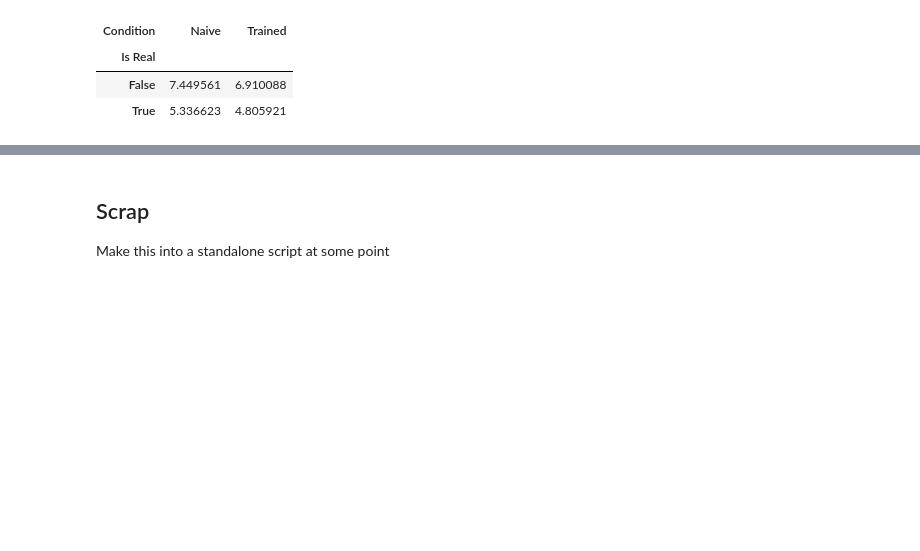
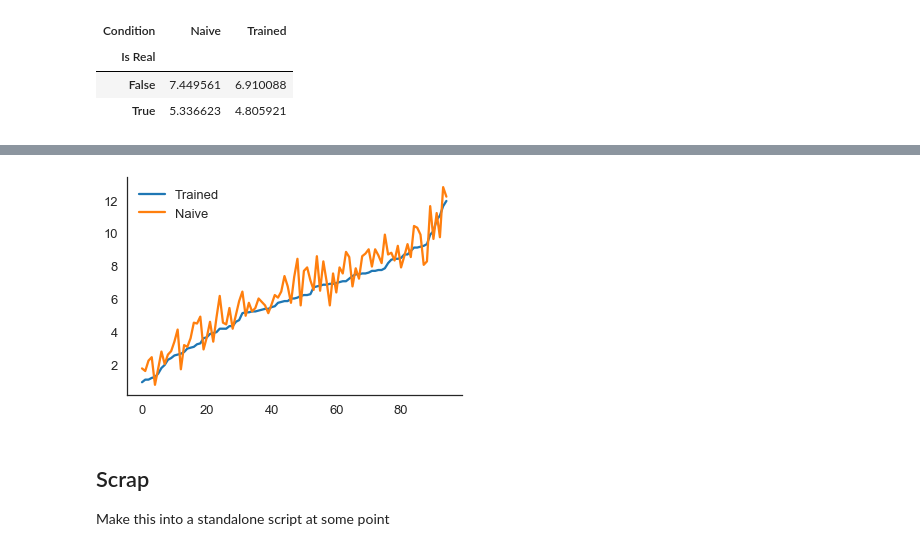
Before and after one commit to galbiati/mnk-cleaning-analysis, a Jupyter notebook: src/4 Data Cleaning and Exploration.ipynb, the cells around one changed output, grey strips where cells are left out. Cells and saved outputs as stored; diff of their text form; code cells hidden in the pictures; blank space fills up the shorter version.

```diff
--- a/src/4 Data Cleaning and Exploration.ipynb
+++ b/src/4 Data Cleaning and Exploration.ipynb
@@ -268,3 +449,13 @@ sns.despine()
+# %%
+pidpiv = pidpiv.sort_values('Trained')
+plt.plot(pidpiv['Trained'].values, label='Trained')
+plt.plot(pidpiv['Trained']['False'].values, label='Naive')
+
+ax = plt.gca()
+ax.legend(loc=0)
+sns.despine()
+# %% [output]
+[figure, added]
 # %% [markdown]
 ## Scrap
 
```
Also changed, not shown: parts of 16 cells of this notebook, 20 other files.
